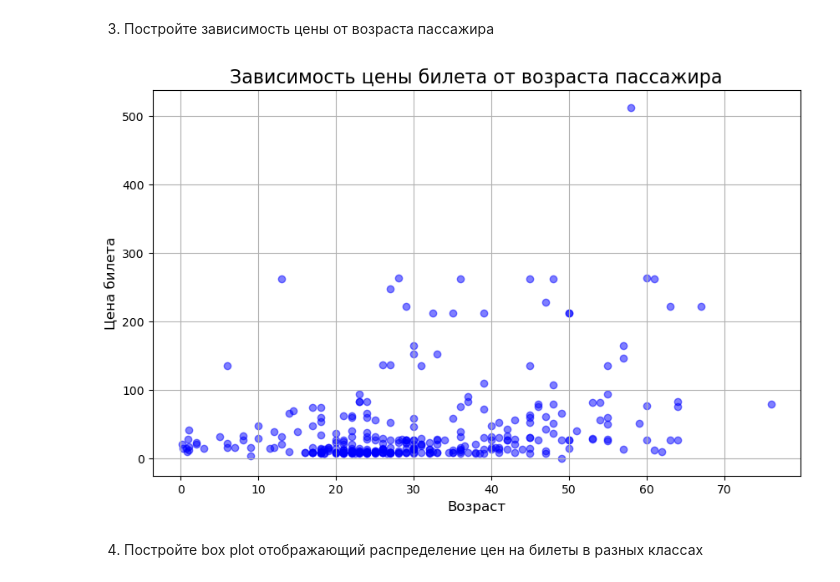
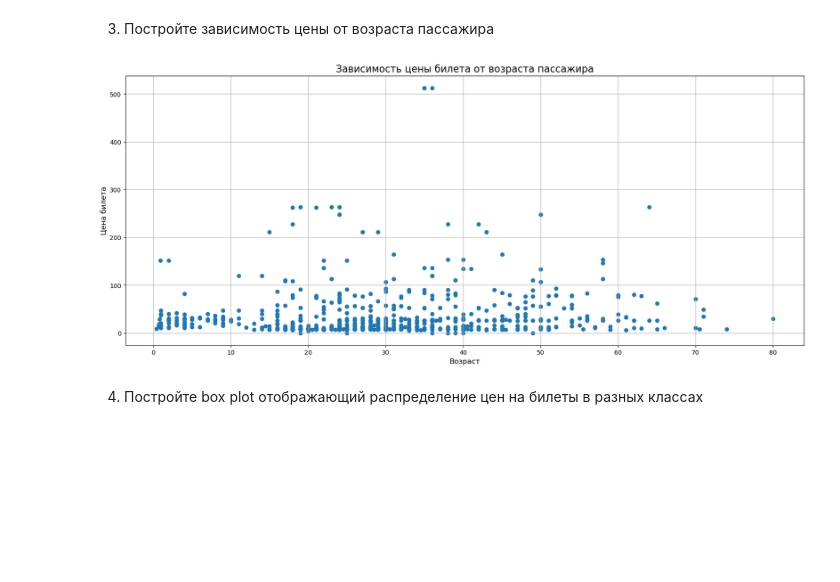
Before and after one commit to vimi100/ML-MAI, a Jupyter notebook: lab1/Lab1-5.ipynb, the cells around one changed output. Saved outputs shown, nothing was run; the diff lists cells and outputs as text; code cells hidden in the pictures; blank space fills up the shorter version.

```diff
--- a/lab1/Lab1-5.ipynb
+++ b/lab1/Lab1-5.ipynb
@@ -430,15 +434,15 @@ plt.show()
 3. Постройте зависимость цены от возраста пассажира
 # %%
 # Построение графика зависимости цены от возраста
-plt.figure(figsize=(10, 6))
-plt.scatter(df_cleaned['Age'], df_cleaned['Fare'], alpha=0.5, color='blue')
+plt.figure(figsize=(20, 8))
+plt.scatter(df['Age'], df['Fare'])
 plt.title('Зависимость цены билета от возраста пассажира', fontsize=16)
 plt.xlabel('Возраст', fontsize=12)
 plt.ylabel('Цена билета', fontsize=12)
 plt.grid(True)
 plt.show()
 # %% [output]
-[figure, old version]
+[figure, new version]
 # %% [markdown]
 4. Постройте box plot отображающий распределение цен на билеты в разных классах
 # %%
```
Also changed, not shown: parts of 20 cells of this notebook.
